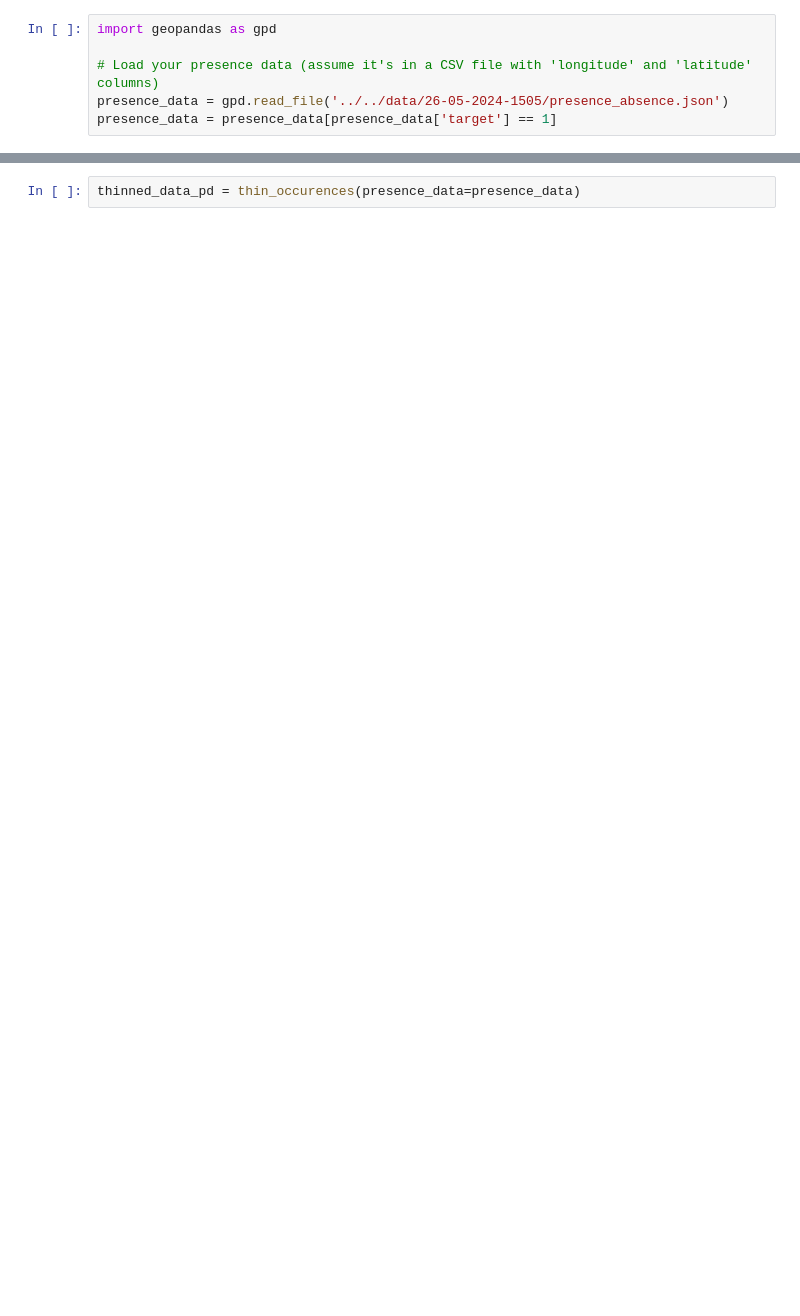
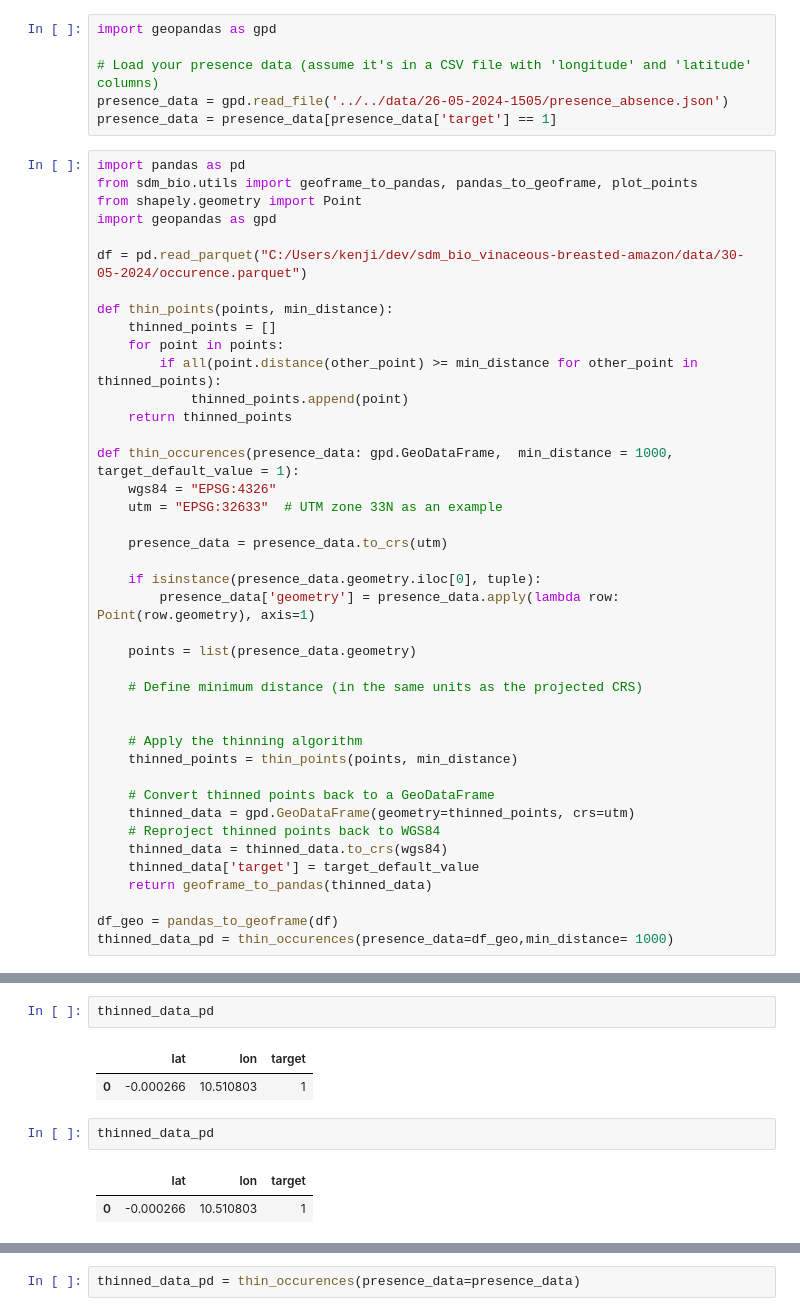
Before and after one commit to Marcelo-Kenji-Noda/sdm_bio_vinaceous-breasted-amazon, a Jupyter notebook: src/notebooks/removing_clustering.ipynb, the cells around one changed output, grey strips where cells are left out. Saved outputs shown, nothing was run; the diff lists cells and outputs as text; blank space fills up the shorter version.

```diff
--- a/src/notebooks/removing_clustering.ipynb
+++ b/src/notebooks/removing_clustering.ipynb
@@ -4,3 +4,44 @@ import geopandas as gpd
 # Load your presence data (assume it's in a CSV file with 'longitude' and 'latitude' columns)
 presence_data = gpd.read_file('../../data/26-05-2024-1505/presence_absence.json')
 presence_data = presence_data[presence_data['target'] == 1]
+# %%
+import pandas as pd
+from sdm_bio.utils import geoframe_to_pandas, pandas_to_geoframe, plot_points
+from shapely.geometry import Point
+import geopandas as gpd
+
+df = pd.read_parquet("C:/Users/kenji/dev/sdm_bio_vinaceous-breasted-amazon/data/30-05-2024/occurence.parquet")
+
+def thin_points(points, min_distance):
+    thinned_points = []
+    for point in points:
+        if all(point.distance(other_point) >= min_distance for other_point in thinned_points):
+            thinned_points.append(point)
+    return thinned_points
+
+def thin_occurences(presence_data: gpd.GeoDataFrame,  min_distance = 1000, target_default_value = 1):
+    wgs84 = "EPSG:4326"
+    utm = "EPSG:32633"  # UTM zone 33N as an example
+
+    presence_data = presence_data.to_crs(utm)
+
+    if isinstance(presence_data.geometry.iloc[0], tuple):
+        presence_data['geometry'] = presence_data.apply(lambda row: Point(row.geometry), axis=1)
+
+    points = list(presence_data.geometry)
+
+    # Define minimum distance (in the same units as the projected CRS)
+
+
+    # Apply the thinning algorithm
+    thinned_points = thin_points(points, min_distance)
+
+    # Convert thinned points back to a GeoDataFrame
+    thinned_data = gpd.GeoDataFrame(geometry=thinned_points, crs=utm)
+    # Reproject thinned points back to WGS84
+    thinned_data = thinned_data.to_crs(wgs84)
+    thinned_data['target'] = target_default_value
+    return geoframe_to_pandas(thinned_data)
+
+df_geo = pandas_to_geoframe(df)
+thinned_data_pd = thin_occurences(presence_data=df_geo,min_distance= 1000)
@@ -7,3 +54,13 @@ presence_data = presence_data[presence_data['target'] == 1]
+# %%
+thinned_data_pd
+# %% [output]
+|  | lat | lon | target |
+| 0 | -0.000266 | 10.510803 | 1 |
+# %%
+thinned_data_pd
+# %% [output]
+|  | lat | lon | target |
+| 0 | -0.000266 | 10.510803 | 1 |
 # %%
 
 from shapely.geometry import Point
```
Also changed, not shown: parts of 3 cells of this notebook, 11 other files.
